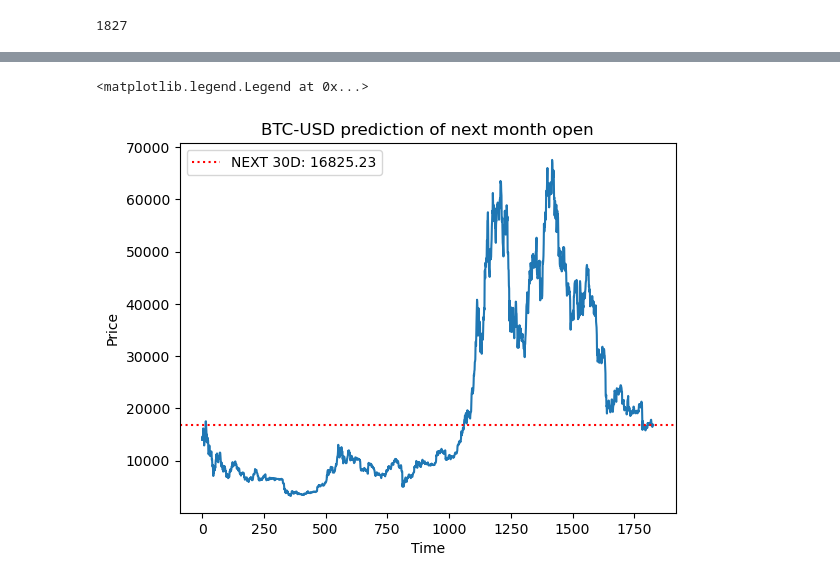
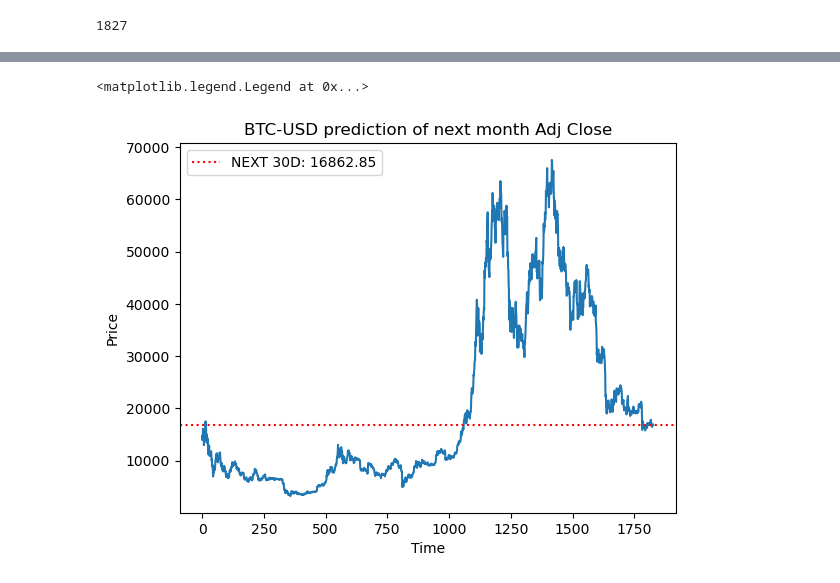
Before and after one commit to bramuelaswani/ML-DL-Related, a Jupyter notebook: 30 Day Stock-prediction.ipynb, the cells around one changed output, grey strips where cells are left out. Cells and saved outputs as stored; diff of their text form; code cells hidden in the pictures.

```diff
--- a/30 Day Stock-prediction.ipynb
+++ b/30 Day Stock-prediction.ipynb
@@ -57 +36,3 @@ opn = data[['Open']]
+# %%
+adj_close = data[['Adj Close']]
 # %%
@@ -62,7 +43,7 @@ opn.plot()
 # %%
 import matplotlib.pyplot as plt
 # %%
-ds = opn.values
+ds = adj_close.values
 # %%
 ds
 # %% [output]
@@ -302,11 +282,11 @@ plt.plot(ds_new[1200:])
 # %%
 #Plotting final results with predicted value after 30 Days
 plt.plot(final_graph,)
 plt.ylabel("Price")
 plt.xlabel("Time")
-plt.title("{0} prediction of next month open".format(stock_symbol))
+plt.title("{0} prediction of next month Adj Close".format(stock_symbol))
 plt.axhline(y=final_graph[len(final_graph)-1], color = 'red', linestyle = ':', label = 'NEXT 30D: {0}'.format(round(float(*final_graph[len(final_graph)-1]),2)))
 plt.legend()
 # %% [output]
 <matplotlib.legend.Legend at 0x...>
-[figure, old version]
+[figure, new version]
```
Also changed, not shown: parts of 15 cells of this notebook.
